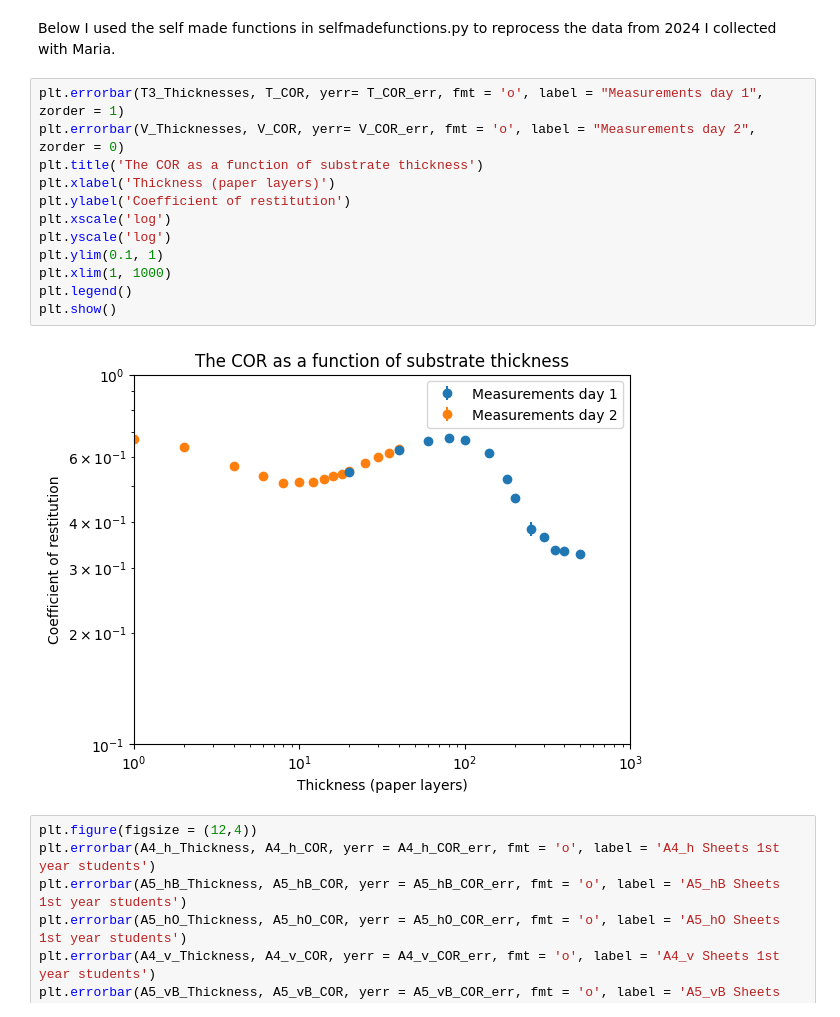
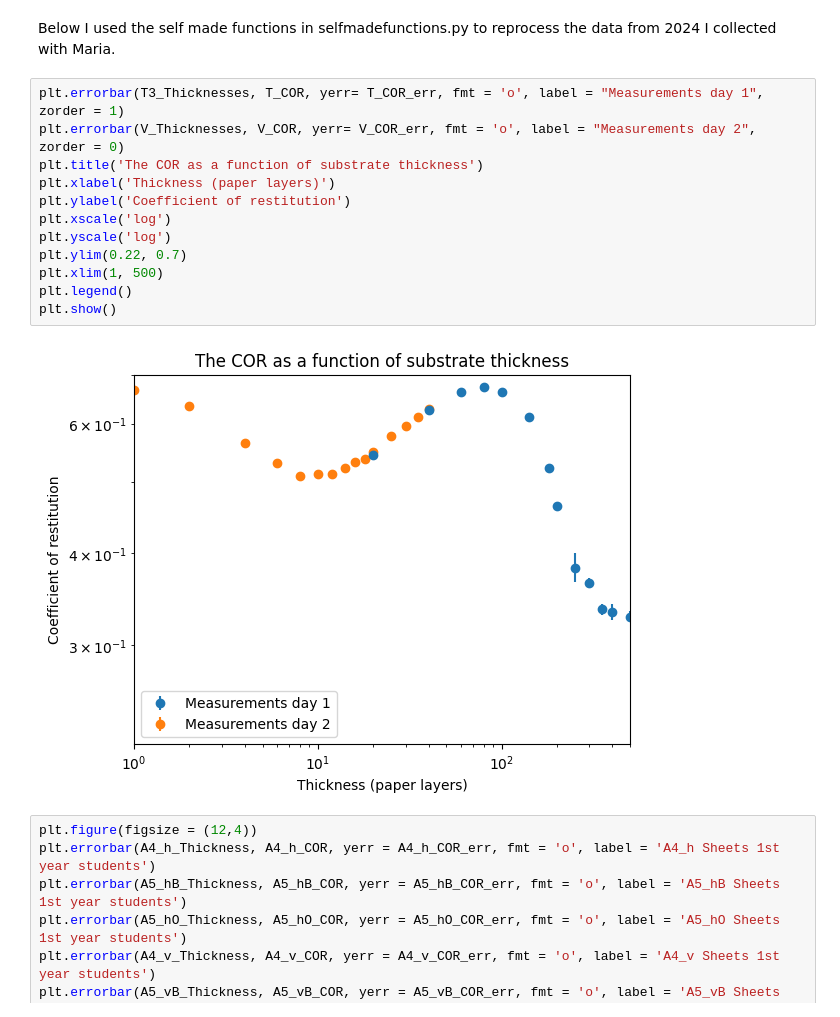
Before and after one commit to joshuadijksman/paperstack, a Jupyter notebook: Manou_version/code/Manou_Liesker_combinedata.ipynb, the cells around one changed output. Cells and saved outputs as stored; diff of their text form.

```diff
--- a/Manou_version/code/Manou_Liesker_combinedata.ipynb
+++ b/Manou_version/code/Manou_Liesker_combinedata.ipynb
@@ -106,17 +105,17 @@ Below I used the self made functions in selfmadefunctions.py to reprocess the da
 # %%
 plt.errorbar(T3_Thicknesses, T_COR, yerr= T_COR_err, fmt = 'o', label = "Measurements day 1", zorder = 1)
 plt.errorbar(V_Thicknesses, V_COR, yerr= V_COR_err, fmt = 'o', label = "Measurements day 2", zorder = 0)
 plt.title('The COR as a function of substrate thickness')
 plt.xlabel('Thickness (paper layers)')
 plt.ylabel('Coefficient of restitution')
 plt.xscale('log')
 plt.yscale('log')
-plt.ylim(0.1, 1)
-plt.xlim(1, 1000)
+plt.ylim(0.22, 0.7)
+plt.xlim(1, 500)
 plt.legend()
 plt.show()
 # %% [output]
-[figure, old version]
+[figure, new version]
 # %%
 plt.figure(figsize = (12,4))
 plt.errorbar(A4_h_Thickness, A4_h_COR, yerr = A4_h_COR_err, fmt = 'o', label = 'A4_h Sheets 1st year students')
```
Also changed, not shown: parts of 2 cells of this notebook, 2 other files.
